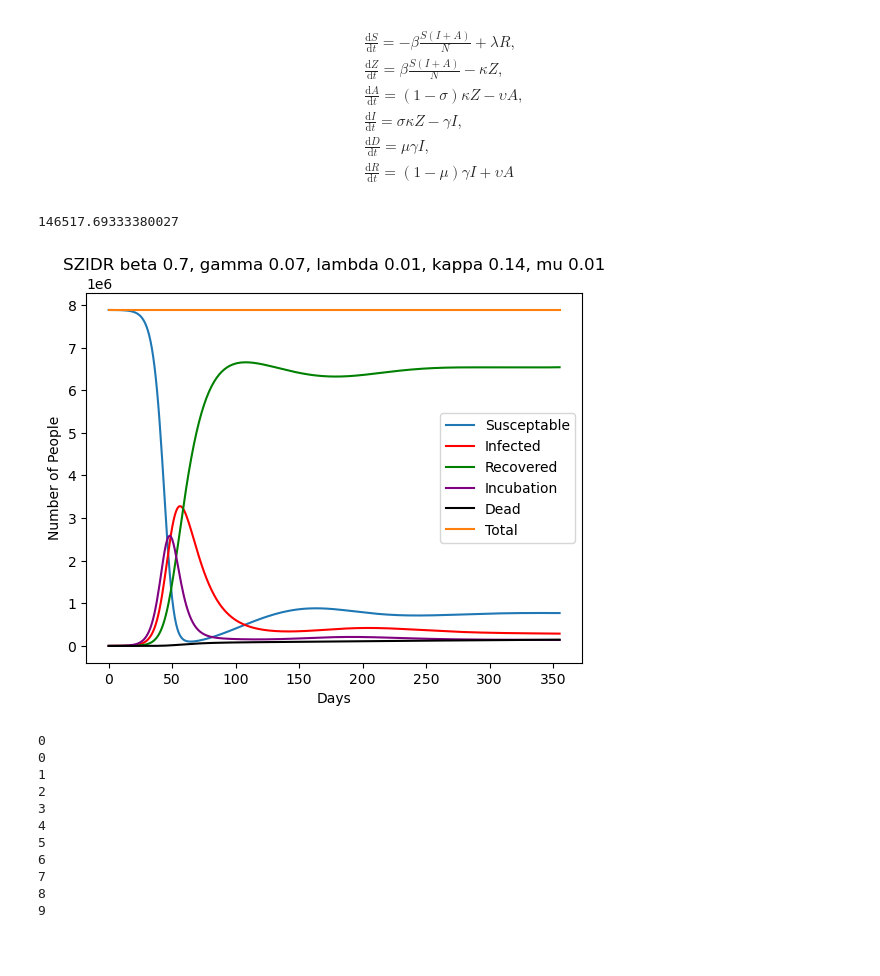
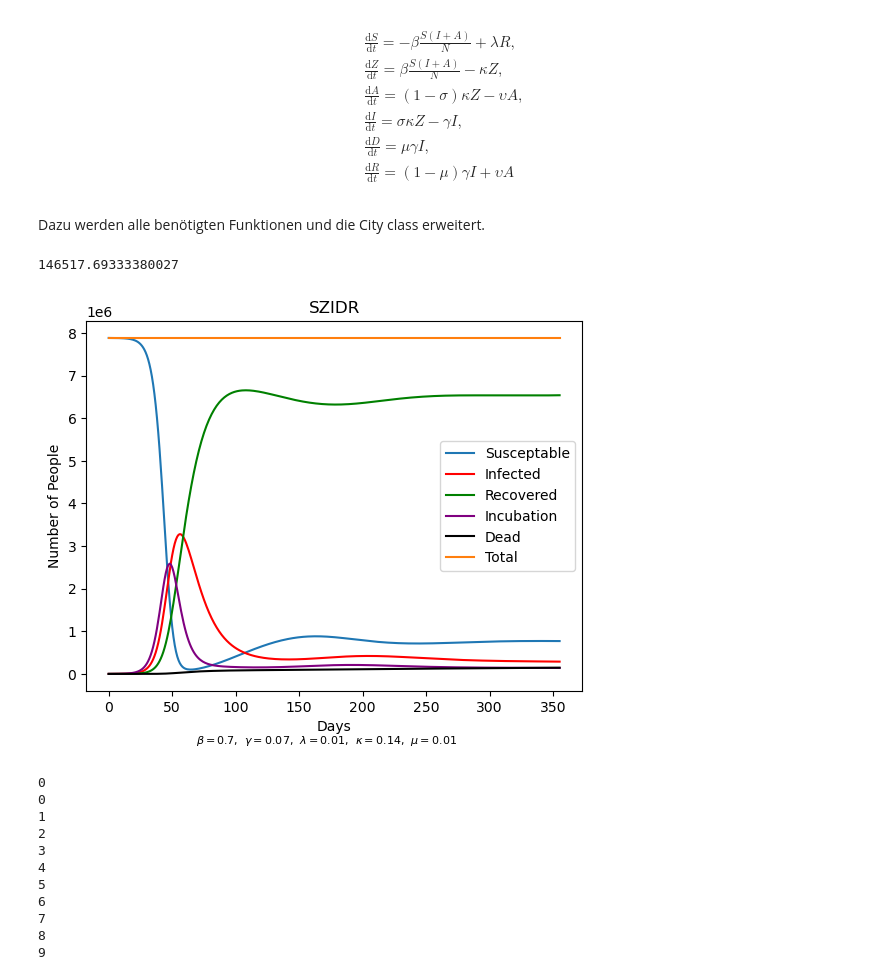
Before and after one commit to LoloSpirit/PlagueInc, a Jupyter notebook: Ausarbeitung_Projekt.ipynb, the cells around one changed output. Drawn from its saved outputs; the diff is of its cells as text; code cells hidden in the pictures; blank space fills up the shorter version.

```diff
--- a/Ausarbeitung_Projekt.ipynb
+++ b/Ausarbeitung_Projekt.ipynb
@@ -315,16 +327,19 @@ plt.show()
 test_city = cities['LHR']
 test_city.reset_city()
 test_city.infect_percent(.4)
+beta = 0.7
+gamma = 0.07
+days = 50
 
 # ivp
-sol = calculate_SIR_ivp(test_city, 0.7, 0.07, 50)
-plot_SIR('IVP', sol.t, sol.y[0], sol.y[1], sol.y[2])
+sol = calculate_SIR_ivp(test_city, beta, gamma, days)
+plot_SIR('IVP', sol.t, sol.y[0], sol.y[1], sol.y[2], values = {r'\beta': beta, r'\gamma': gamma})
 
 # runge-kutta
-t, s, i, r = calculate_SIR_runge_kutta(test_city, 0.7, 0.07, 50)
-plot_SIR('Runge-Kutta', t, s, i, r)
+t, s, i, r = calculate_SIR_runge_kutta(test_city, beta, gamma, days)
+plot_SIR('Runge-Kutta', t, s, i, r, values = {r'\beta': beta, r'\gamma': gamma})
 
 # euler
-t, s, i, r = calculate_SIR_euler(test_city, 0.7, 0.07, 50)
-plot_SIR('Euler', t, s, i, r)
+t, s, i, r = calculate_SIR_euler(test_city, beta, gamma, days)
+plot_SIR('Euler', t, s, i, r, values = {r'\beta': beta, r'\gamma': gamma})
 # %% [output]
@@ -385,9 +406,12 @@ def combined_simulation(beta, gamma, ds, di, dr, days):
 # %%
 cure_humanity()
 cities['FRA'].infect(5)
-t, SIR_values = combined_simulation(0.7,0.07,0.01,0.01,0.01,40)
+beta = 0.7
+gamma = 0.07
+
+t, SIR_values = combined_simulation(beta, gamma,0.01,0.01,0.01,40)
 stadt='FRA'
 S, I, R = zip(*SIR_values[stadt])
 
-plot_SIR(stadt, t, S, I, R)
+plot_SIR(stadt, t, S, I, R, values = {r'\beta': beta, r'\gamma': gamma})
 # %% [output]
@@ -485,17 +509,15 @@ Um den Verlauf einer Epidemie noch genauer zu beschreiben fügen wir sowohl eine
     &\frac{\mathrm{d} D}{\mathrm{d} t} = \mu \gamma I,\tag{8}\\
     &\frac{\mathrm{d} R}{\mathrm{d} t} = (1-\mu)\gamma I + \upsilon A\tag{9}
 \end{align}
+# %% [markdown]
+Dazu werden alle benötigten Funktionen und die City class erweitert.
 # %%
 # data class to hold infection values
 class ExpCity:
     def __init__(self, population, IATA):
         self.population = population
         self.IATA = IATA
-        self.S = population
-        self.Z = 0
-        self.I = 0
-        self.D = 0
-        self.R = 0
+        self.reset_city()
 
     def infect_percent(self, percent):
         self.Z += self.S * percent
@@ -513,9 +535,9 @@ class ExpCity:
         self.R = 0
 # %%
 # create a new dict with iata to cities
-cities = {}
+cities_exp = {}
 for airport in (airports[['population', 'IATA']]).values:
-    cities[airport[1]] = (ExpCity(airport[0], airport[1]))
+    cities_exp[airport[1]] = (ExpCity(airport[0], airport[1]))
 # %%
 def step_SZIDR(c : ExpCity, beta, gamma, _lambda, kappa, mu, dt):
     # SIR + incubation + recovered -> susceptable
@@ -553,38 +575,38 @@ def step_SZIDR(c : ExpCity, beta, gamma, _lambda, kappa, mu, dt):
     return c
 # %%
 # infect people - intial condition
-test_city = cities['MUC']
+test_city = cities_exp['MUC']
 test_city.reset_city()
 test_city.infect(1000)
 
 beta = 0.7
 gamma = 0.07
 lambda_0 = 1/90
 kappa = 1/7
 mu = .01
 
 t,s,z,i,d,r = ([] for i in range(6))
 total_i= 0
 total = []
 for n in range(356 * 1):
     t.append(n)
     s.append(test_city.S)
     z.append(test_city.Z)
     i.append(test_city.I)
     d.append(test_city.D)
     r.append(test_city.R)
     total.append(test_city.S + test_city.Z + test_city.I + test_city.D + test_city.R)
 
     total_i += kappa * test_city.Z
 
     test_city = step_SZIDR(test_city, beta, gamma, lambda_0 * (0.5 ** (total_i / test_city.population)), kappa, mu, 1)
 
 
 print(d[-1])
-plot_SIR(f"SZIDR beta {beta}, gamma {round(gamma, 2)}, lambda {round(lambda_0,2)}, kappa {round(kappa,2)}, mu {mu}", t, s, i, r, z, d, total)
+plot_SIR(f"SZIDR", t, s, i, r, z, d, total, {r'\beta': beta, r'\gamma': gamma, r'\lambda': lambda_0, r'\kappa': kappa, r'\mu': mu})
 # %% [output]
 146517.69333380027
-[figure, old version]
+[figure, new version]
 # %%
 def calculate_travel_exp (ci : City, ds, dz, di, dr, routes_matrix : pd.DataFrame):
     # Calculate a travel step for given city
```
Also changed, not shown: parts of 11 cells of this notebook, 1 other file.
